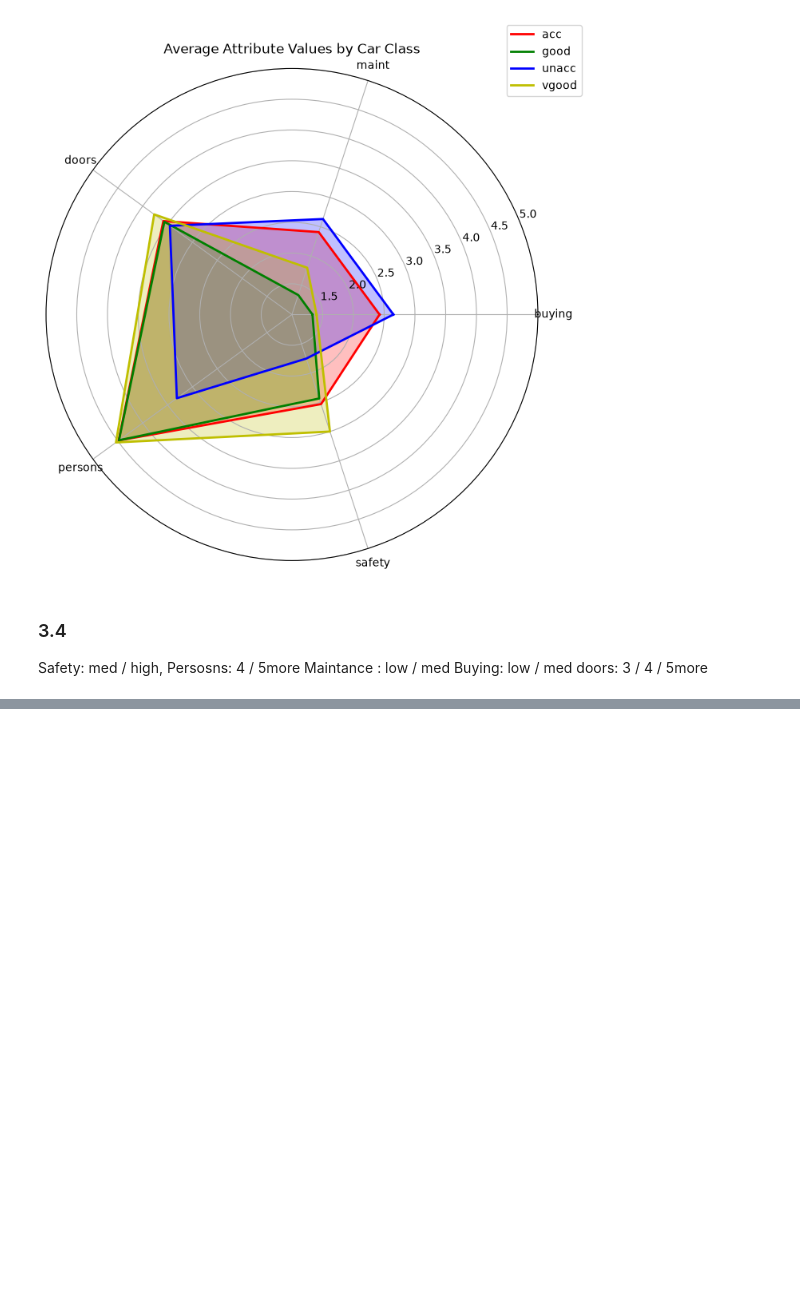
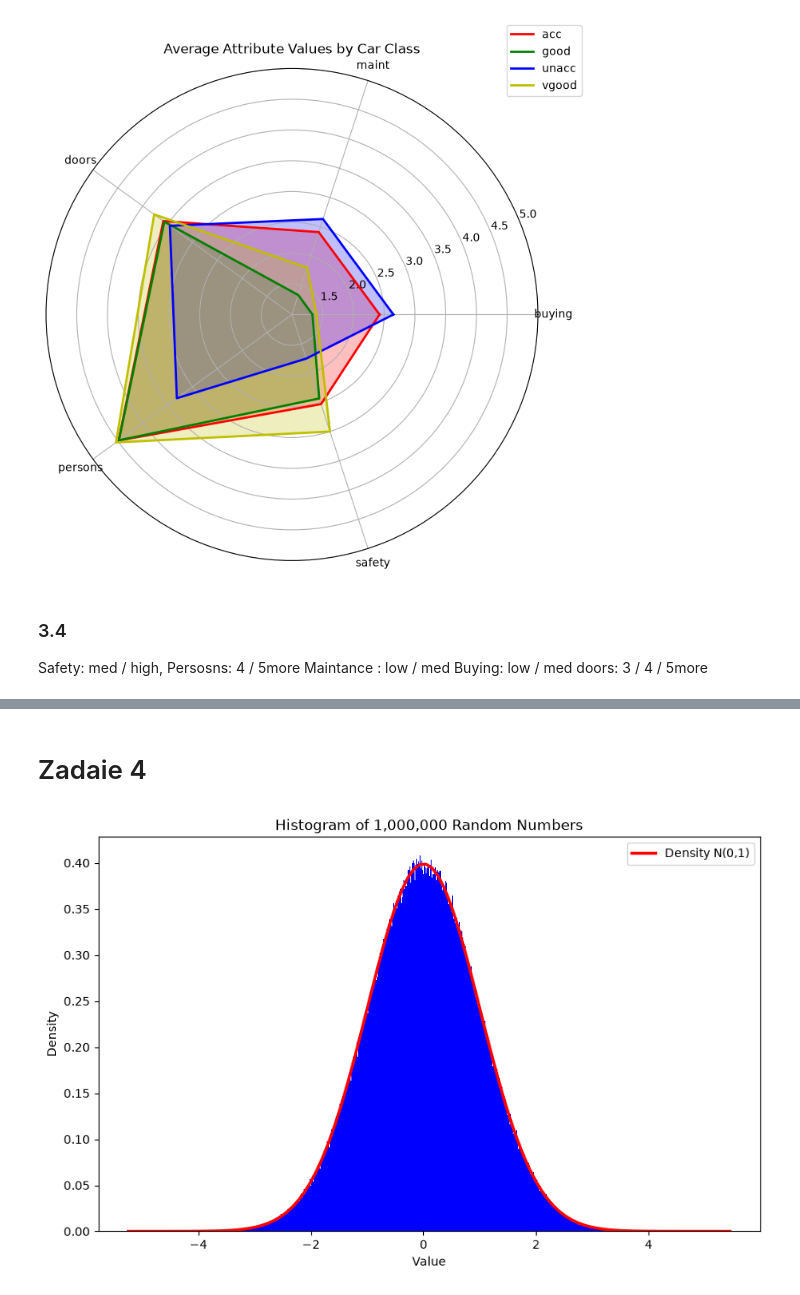
Before and after one commit to kalyps00/studia, a Jupyter notebook: 5_sem/um/lista_1.ipynb, the cells around one changed output, grey strips where cells are left out. Drawn from its saved outputs; the diff is of its cells as text; code cells hidden in the pictures; blank space fills up the shorter version.

```diff
--- a/5_sem/um/lista_1.ipynb
+++ b/5_sem/um/lista_1.ipynb
@@ -615,0 +621,20 @@ Rule accuracy: 95.60%
+# %% [markdown]
+# Zadaie 4
+# %%
+from scipy.stats import norm
+
+numbers = np.random.randn(1000000)
+plt.figure(figsize=(10, 6))
+plt.hist(numbers, bins=1000, color="blue", density=True)
+plt.title("Histogram of 1,000,000 Random Numbers")
+plt.xlabel("Value")
+plt.ylabel("Density")
+
+xmin, xmax = plt.xlim()
+x = np.linspace(xmin, xmax, 100)
+p = norm.pdf(x, 0, 1)
+plt.plot(x, p, 'r', linewidth=2.5, label='Density N(0,1)')
+plt.legend()
+plt.show()
+# %% [output]
+[figure, added]
```
Also changed, not shown: parts of 3 cells of this notebook, 16 other files.
